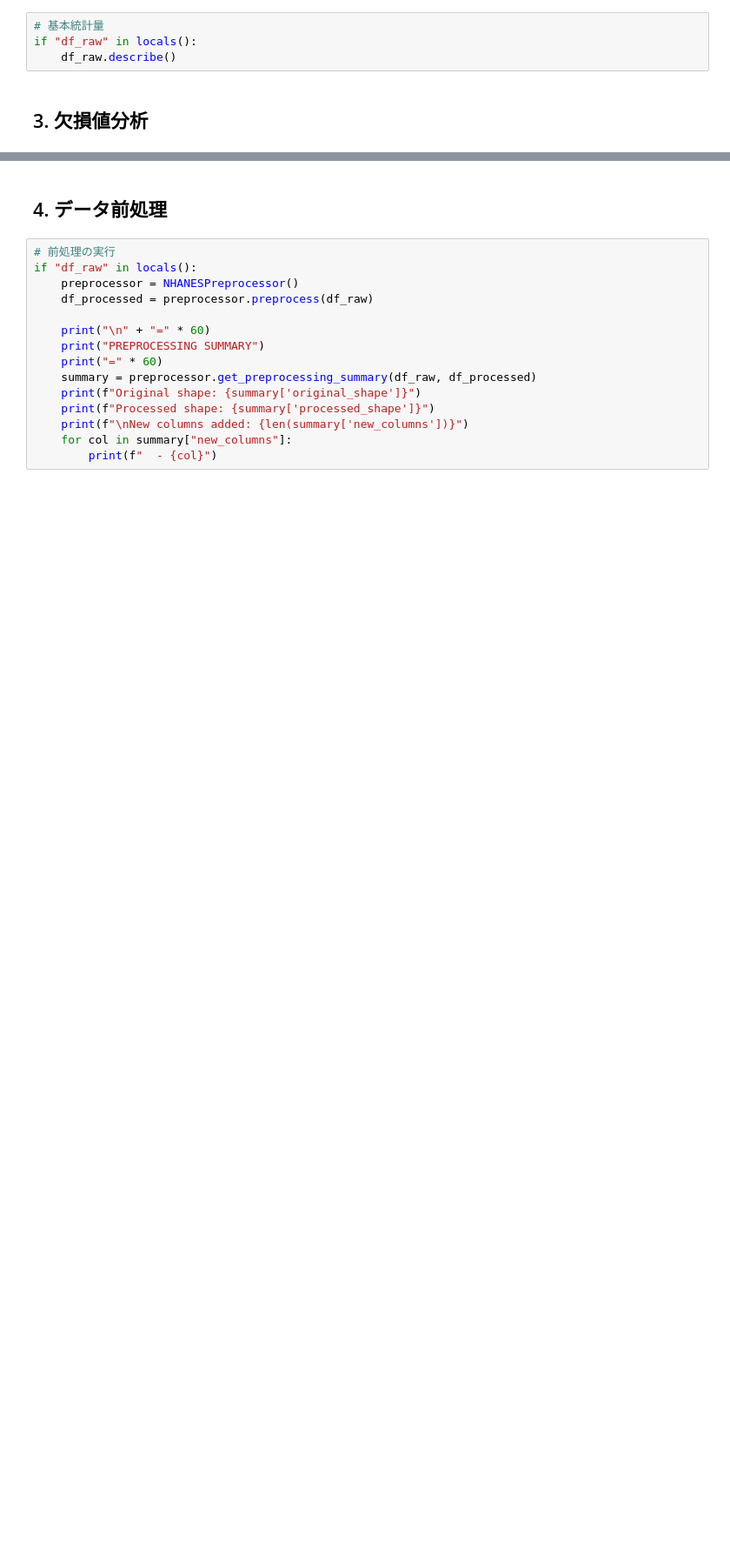
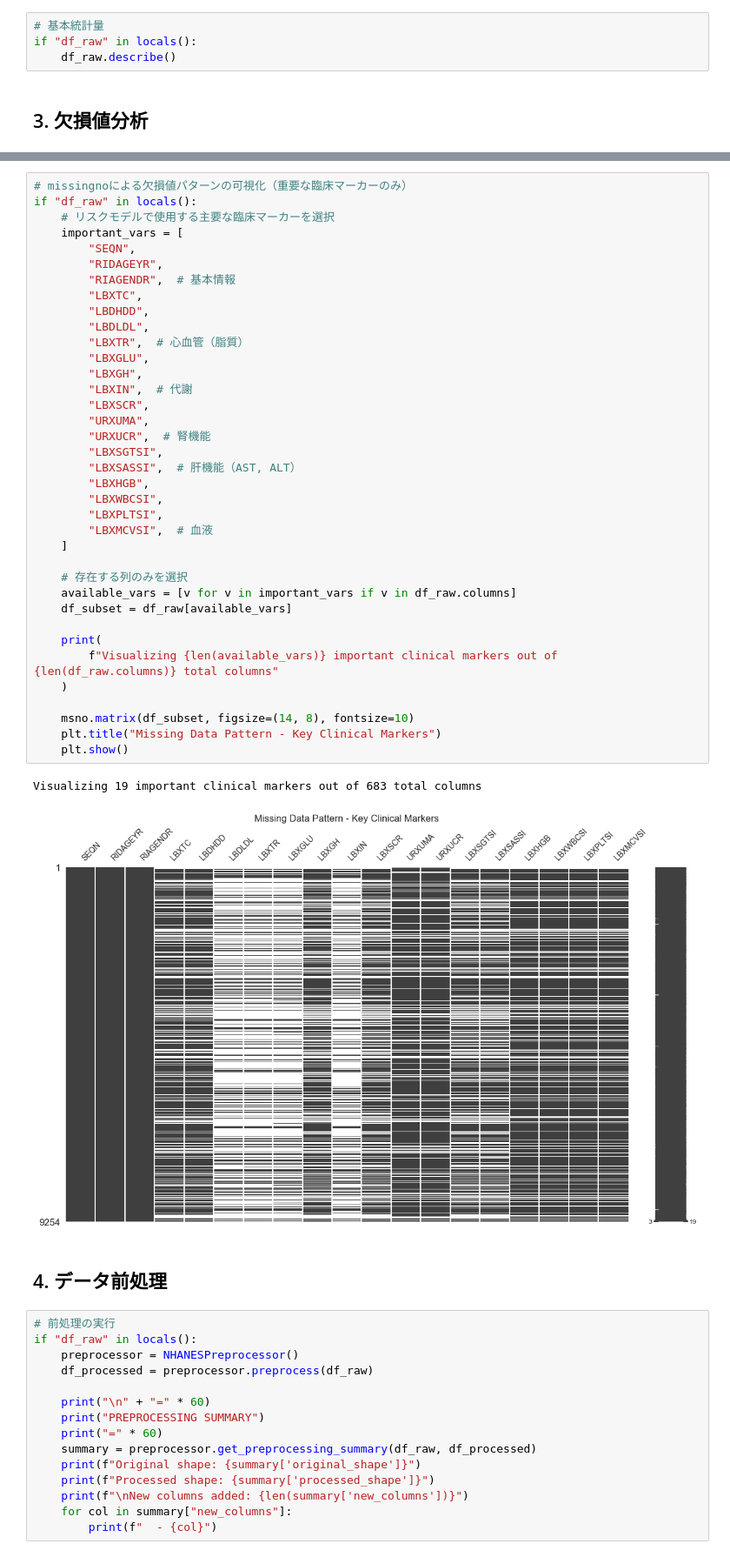
Before and after one commit to s2atoru/COI-NEXT-Hackathon, a Jupyter notebook: notebooks/01_data_exploration.ipynb, the cells around one changed output, grey strips where cells are left out. Shown at 87% size. Drawn from its saved outputs; the diff is of its cells as text; blank space fills up the shorter version.

```diff
--- a/notebooks/01_data_exploration.ipynb
+++ b/notebooks/01_data_exploration.ipynb
@@ -159,3 +217,43 @@ if "df_raw" in locals():
+# %%
+# missingnoによる欠損値パターンの可視化（重要な臨床マーカーのみ）
+if "df_raw" in locals():
+    # リスクモデルで使用する主要な臨床マーカーを選択
+    important_vars = [
+        "SEQN",
+        "RIDAGEYR",
+        "RIAGENDR",  # 基本情報
+        "LBXTC",
+        "LBDHDD",
+        "LBDLDL",
+        "LBXTR",  # 心血管（脂質）
+        "LBXGLU",
+        "LBXGH",
+        "LBXIN",  # 代謝
+        "LBXSCR",
+        "URXUMA",
+        "URXUCR",  # 腎機能
+        "LBXSGTSI",
+        "LBXSASSI",  # 肝機能（AST, ALT）
+        "LBXHGB",
+        "LBXWBCSI",
+        "LBXPLTSI",
+        "LBXMCVSI",  # 血液
+    ]
+
+    # 存在する列のみを選択
+    available_vars = [v for v in important_vars if v in df_raw.columns]
+    df_subset = df_raw[available_vars]
+
+    print(
+        f"Visualizing {len(available_vars)} important clinical markers out of {len(df_raw.columns)} total columns"
+    )
+
+    msno.matrix(df_subset, figsize=(14, 8), fontsize=10)
+    plt.title("Missing Data Pattern - Key Clinical Markers")
+    plt.show()
+# %% [output]
+Visualizing 19 important clinical markers out of 683 total columns
+[figure, added]
 # %% [markdown]
 ## 4. データ前処理
 # %%
```
Also changed, not shown: parts of 6 cells of this notebook.
